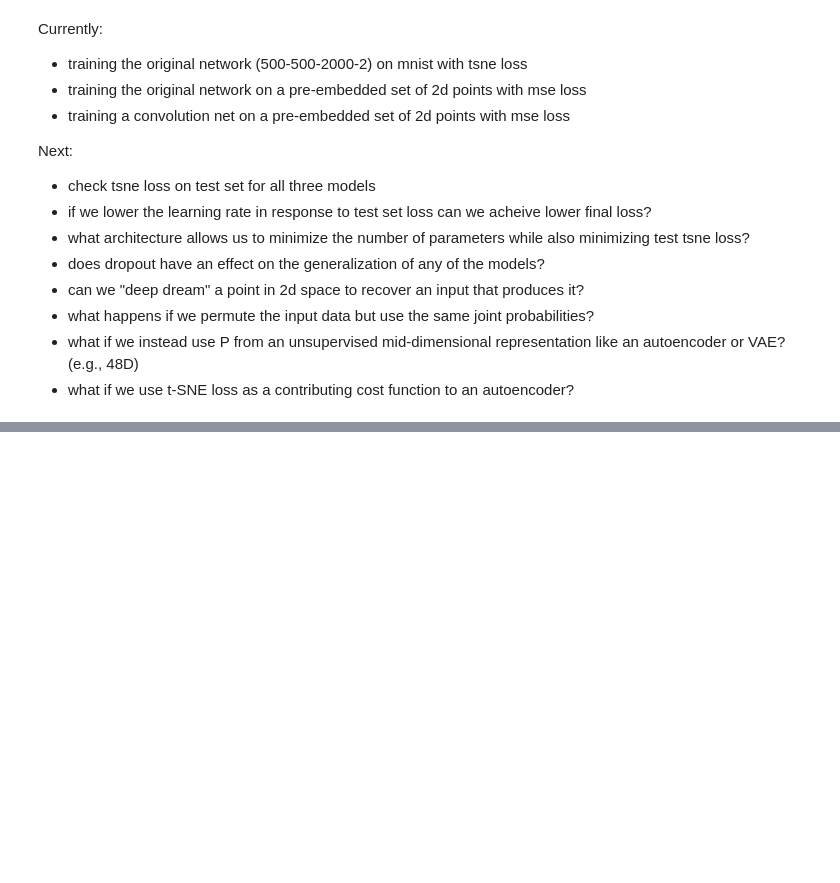
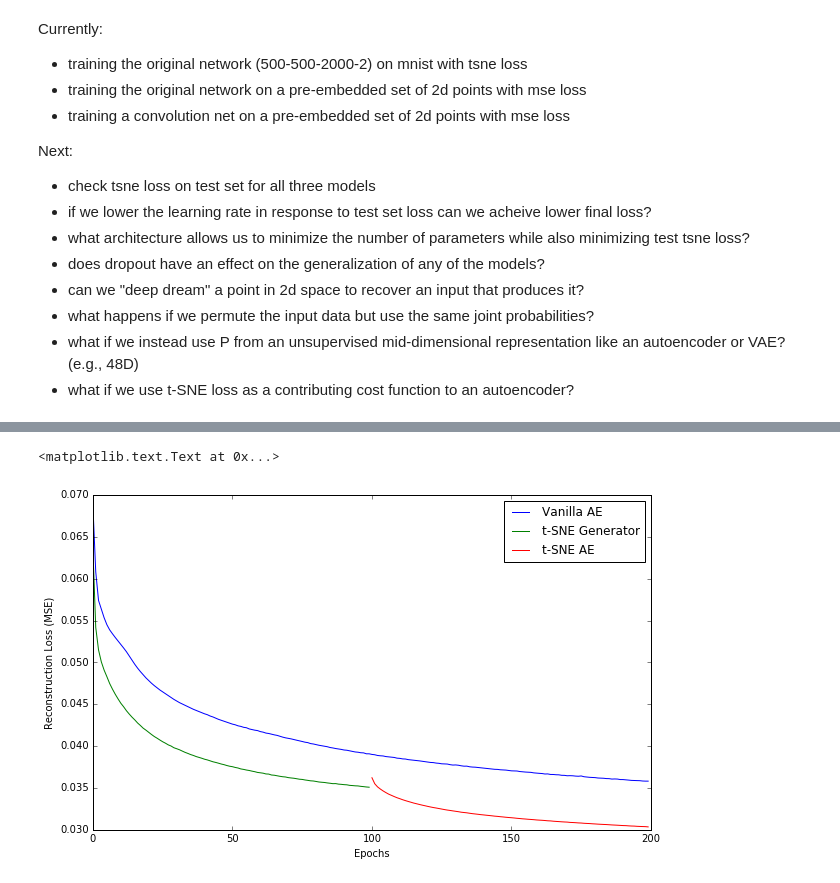
Before and after one commit to kylemcdonald/Parametric-t-SNE, a Jupyter notebook: Parametric t-SNE (Keras).ipynb, the cells around one changed output, grey strips where cells are left out. Cells and saved outputs as stored; diff of their text form; code cells hidden in the pictures; blank space fills up the shorter version.

```diff
--- a/Parametric t-SNE (Keras).ipynb
+++ b/Parametric t-SNE (Keras).ipynb
@@ -335,5 +368,17 @@ ae_scratch.add(Dense(n))
 # %%
-ae_scratch.fit(X_train, X_train, nb_epoch=100, verbose=2)
+ae_scratch.fit(X_train, X_train, nb_epoch=300, verbose=2)
+# %%
+plt.figure(figsize=(10,6))
+plt1, = plt.plot(ae_scratch.history.history['loss'][:200], label='Vanilla AE')
+plt2, = plt.plot(decoder.history.history['loss'], label='t-SNE Generator')
+plt3, = plt.plot(range(100, 200), ae.history.history['loss'], label='t-SNE AE')
+plt.legend(handles=[plt1, plt2, plt3])
+plt.xlabel('Epochs')
+plt.ylabel('Reconstruction Loss (MSE)')
+# plt.plot(encoder.history.history['loss'])
+# %% [output]
+<matplotlib.text.Text at 0x...>
+[figure, added]
 # %%
 ae_scratch_encoder = get_encoder(ae_scratch)
 # %%
```
Also changed, not shown: parts of 17 cells of this notebook.
